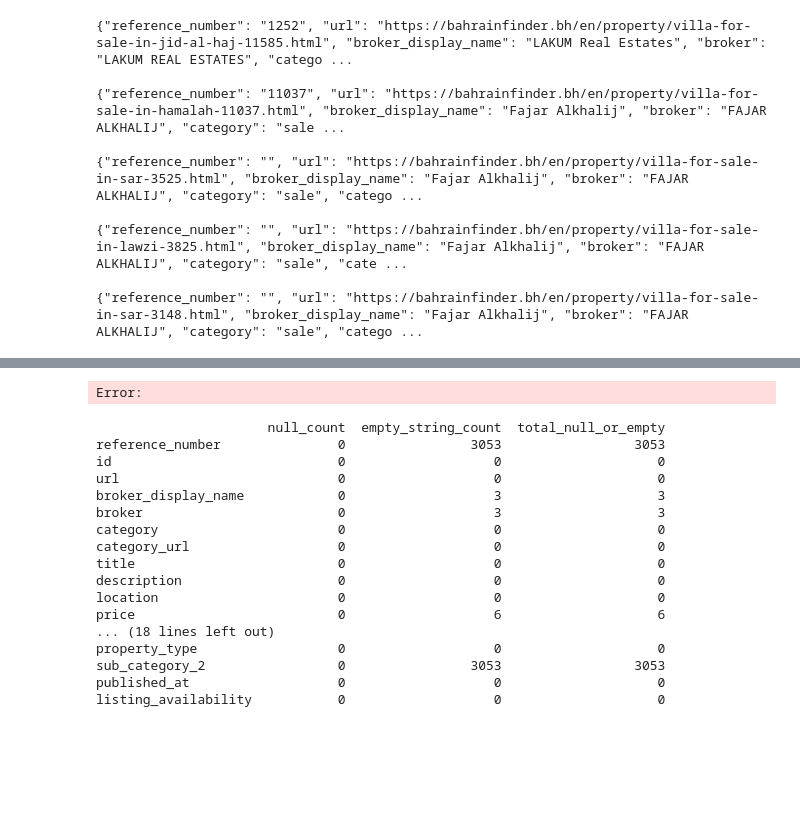
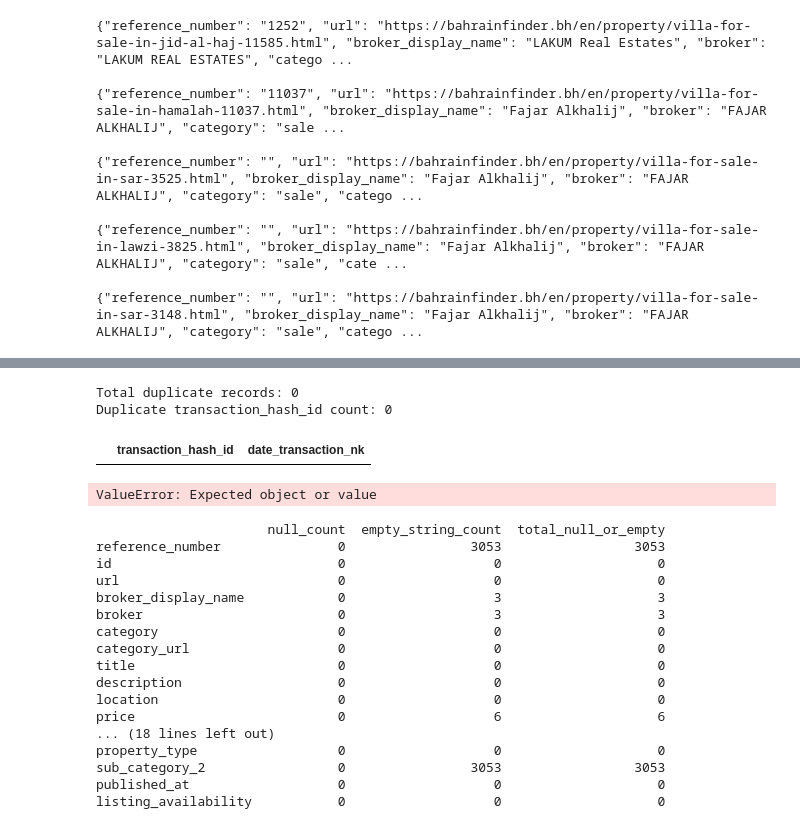
Before and after one commit to Devika-p-das/hw-training, a Jupyter notebook: 2026-07-27/qa.ipynb, the cells around one changed output, grey strips where cells are left out. Saved outputs shown, nothing was run; the diff lists cells and outputs as text; code cells hidden in the pictures; blank space fills up the shorter version.

```diff
--- a/2026-07-27/qa.ipynb
+++ b/2026-07-27/qa.ipynb
@@ -534,0 +1213,20 @@ QA summary saved to: /home/user/Downloads/dubizzle_uae_2026_10_02_qa_report.txt
+# %%
+import pandas as pd
+
+df["date_transaction_nk"] = pd.to_datetime(
+    df["date_transaction_nk"], errors="coerce"
+)
+
+start_date = "2026-10-07"
+end_date = "2026-10-14"
+
+issues = df[
+    ~df["date_transaction_nk"].between(start_date, end_date)
+    & df["date_transaction_nk"].notna()
+]
+
+print(
+    issues[["date_transaction_nk", "transaction_hash_id"]]
+    .sort_values("date_transaction_nk", ascending=False)
+    .to_string(index=False)
+)
@@ -534,0 +1293,16 @@ QA summary saved to: /home/user/Downloads/dubizzle_uae_2026_10_02_qa_report.txt
+# %%
+# Find duplicate transaction_hash_id values
+duplicates = df[df.duplicated(subset=["transaction_hash_id"], keep=False)]
+
+print("Total duplicate records:", len(duplicates))
+print("Duplicate transaction_hash_id count:",
+      duplicates["transaction_hash_id"].nunique())
+
+display(
+    duplicates[["transaction_hash_id", "date_transaction_nk"]]
+    .sort_values("transaction_hash_id")
+)
+# %% [output]
+Total duplicate records: 0
+Duplicate transaction_hash_id count: 0
+|  | transaction_hash_id | date_transaction_nk |
@@ -537,7 +1313,7 @@ import pandas as pd
 import json
 
 df = pd.read_json(
-    r"/home/user/Downloads/dubizzle_uae_2026_10_02.json",
+    r"/home/user/Downloads/bayut_transactions_sold_residential_2026_10_14.json",
     lines=True
 )
 
@@ -550,7 +1326,7 @@ df = df.apply(
     )
 )
 # %% [output]
-Error:
+ValueError: Expected object or value
 # %%
 import pandas as pd
 
```
Also changed, not shown: parts of 17 cells of this notebook, 52 other files.
